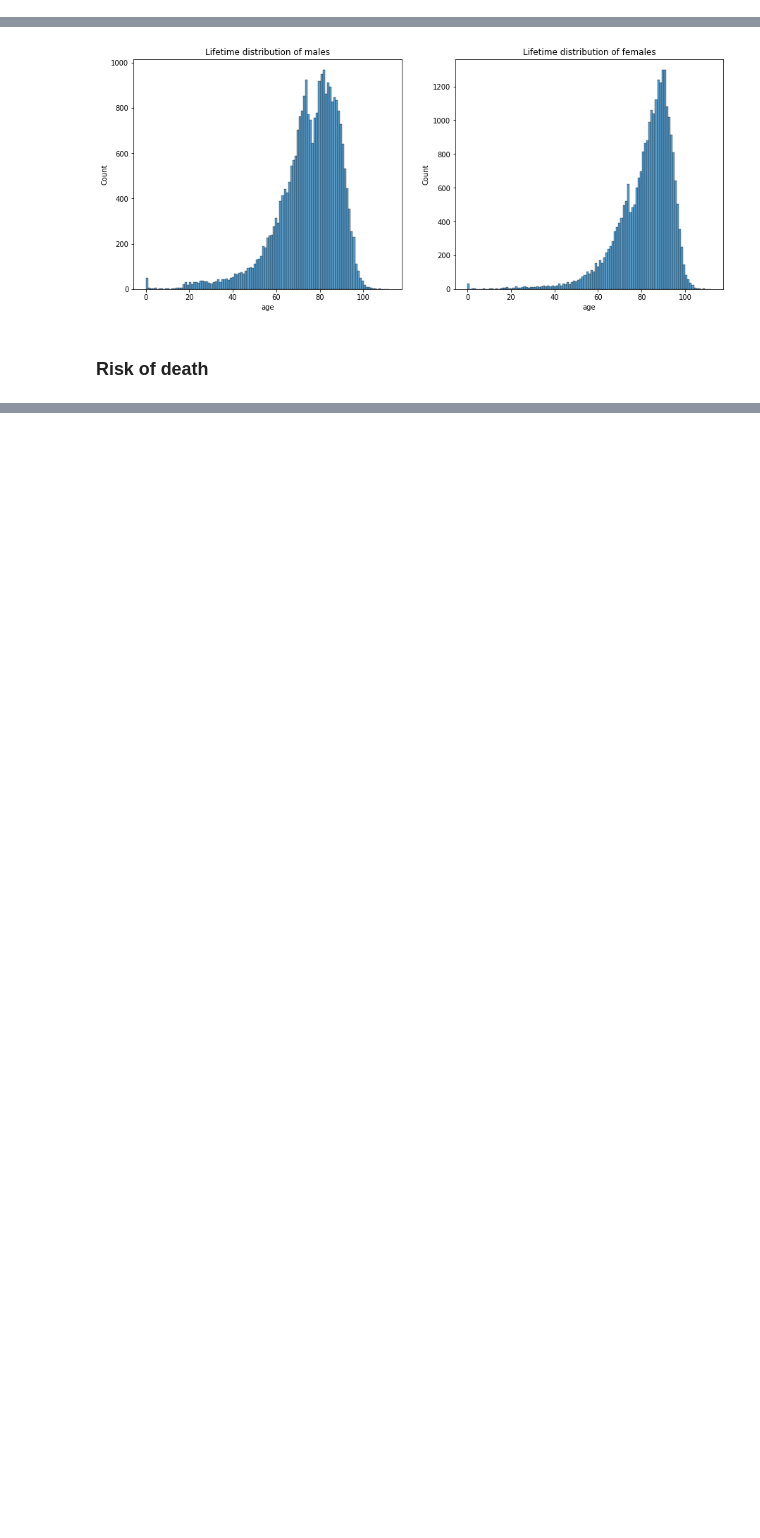
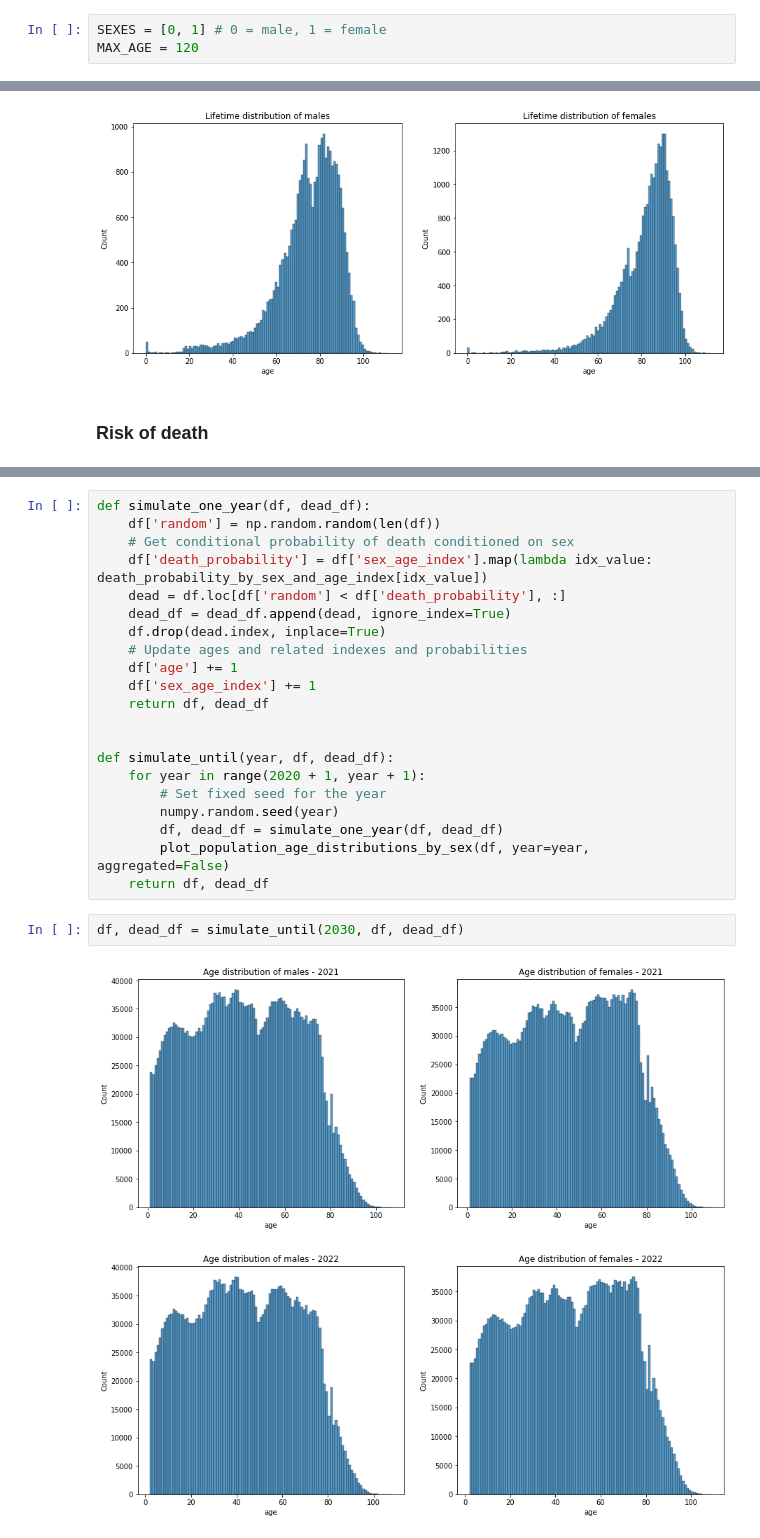
Before and after one commit to skupsala/population-simulation, a Jupyter notebook: notebooks/simulation.ipynb, the cells around one changed output, grey strips where cells are left out. Cells and saved outputs as stored; diff of their text form; blank space fills up the shorter version.

```diff
--- a/notebooks/simulation.ipynb
+++ b/notebooks/simulation.ipynb
@@ -28,0 +32,3 @@ ko. tilastosta on käytetty vuotta 2020
+# %%
+SEXES = [0, 1] # 0 = male, 1 = female
+MAX_AGE = 120
@@ -135,0 +212,26 @@ ValueError: could not convert string to float: '.'
+# %%
+def simulate_one_year(df, dead_df):
+    df['random'] = np.random.random(len(df))
+    # Get conditional probability of death conditioned on sex
+    df['death_probability'] = df['sex_age_index'].map(lambda idx_value: death_probability_by_sex_and_age_index[idx_value])
+    dead = df.loc[df['random'] < df['death_probability'], :]
+    dead_df = dead_df.append(dead, ignore_index=True)
+    df.drop(dead.index, inplace=True)
+    # Update ages and related indexes and probabilities
+    df['age'] += 1
+    df['sex_age_index'] += 1
+    return df, dead_df
+
+
+def simulate_until(year, df, dead_df):
+    for year in range(2020 + 1, year + 1):
+        # Set fixed seed for the year
+        numpy.random.seed(year)
+        df, dead_df = simulate_one_year(df, dead_df)
+        plot_population_age_distributions_by_sex(df, year=year, aggregated=False)
+    return df, dead_df
+# %%
+df, dead_df = simulate_until(2030, df, dead_df)
+# %% [output]
+[figure, added]
+[figure, added]
```
Also changed, not shown: parts of 18 cells of this notebook, 1 other file.
